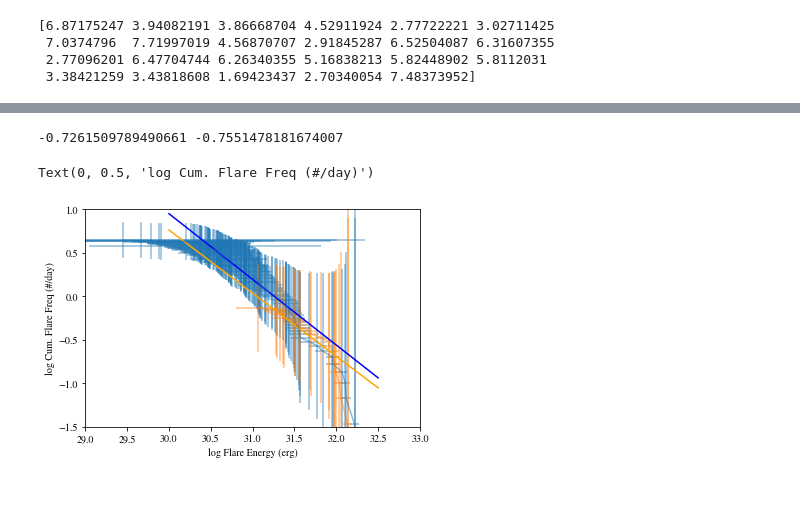
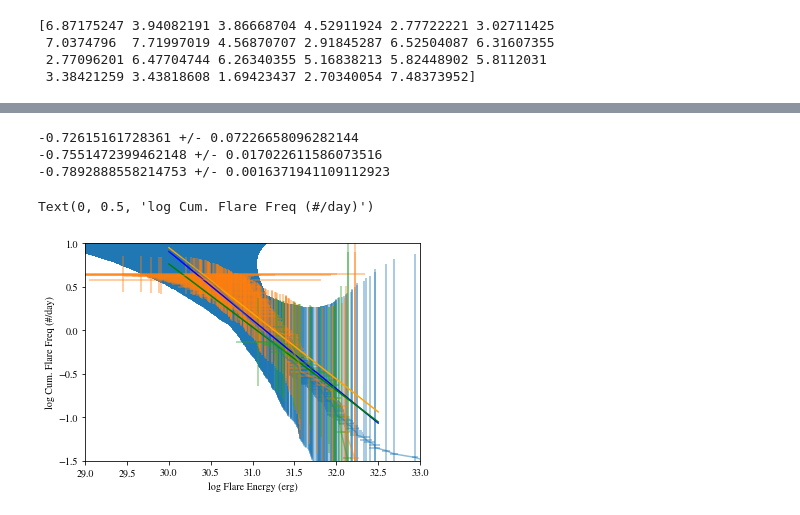
Before and after one commit to spencerw/tess_flare, a Jupyter notebook: gj1243.ipynb, the cells around one changed output, grey strips where cells are left out. Saved outputs shown, nothing was run; the diff lists cells and outputs as text; code cells hidden in the pictures.

```diff
--- a/gj1243.ipynb
+++ b/gj1243.ipynb
@@ -273,3 +211,9 @@ plt.xlim(26, 33.5)
+# %%
+flux_err_kep= kep_lc['error']/np.nanmedian(kep_lc['flux'])
+kep_sn = kep_ED / np.sqrt(kep_ED + (np.nanmedian(flux_err_kep) * kep_dur))
+
+kep_x_err = 1/np.log10(10)/kep_sn
+kep_y_err = 1/np.log(10)*np.sqrt(10**kep_y)/10**kep_y
 # %%
 eye_sort = np.argsort(ed_eye)
 energy_eye_sort = energy_eye[eye_sort]
@@ -307,33 +252,51 @@ from scipy.odr import *
 def f(B, x):
     return B[0]*x + B[1]
 
+b00, b10 = -0.5, 10
+
 linear = Model(f)
 mydata = Data(log_x_vals, log_y_vals, wd=1/log_x_err**2, we=1/log_y_err**2)
-myodr = ODR(mydata, linear, beta0=[-1, 10])
+myodr = ODR(mydata, linear, beta0=[b00, b10])
 myoutput = myodr.run()
 b0, b1 = myoutput.beta[0], myoutput.beta[1]
+b0_err, b1_err = myoutput.sd_beta[0], myoutput.sd_beta[1]
 
 mydata = Data(log_x_vals_eye, log_y_vals_eye, wd=1/log_x_err_eye**2, we=1/log_y_err_eye**2)
-myodr = ODR(mydata, linear, beta0=[-1, 10])
+myodr = ODR(mydata, linear, beta0=[b00, b10])
 myoutput = myodr.run()
 b0_eye, b1_eye = myoutput.beta[0], myoutput.beta[1]
+b0_err_eye, b1_err_eye = myoutput.sd_beta[0], myoutput.sd_beta[1]
 
-print(b0, b0_eye)
+mask = np.isfinite(kep_x)
+mydata = Data(kep_x[mask], kep_y[mask], wd=1/kep_x_err[mask]**2, we=1/kep_y_err[mask]**2)
+myodr = ODR(mydata, linear, beta0=[b00, b10])
+myoutput = myodr.run()
+b0_kep, b1_kep = myoutput.beta[0], myoutput.beta[1]
+b0_err_kep, b1_err_kep = myoutput.sd_beta[0], myoutput.sd_beta[1]
+
+print(str(b0) + ' +/- ' + str(b0_err))
+print(str(b0_eye) + ' +/- ' + str(b0_err_eye))
+print(str(b0_kep) + ' +/- ' + str(b0_err_kep))
 # %% [output]
--0.7261509789490661 -0.7551478181674007
+-0.72615161728361 +/- 0.07226658096282144
+-0.7551472399462148 +/- 0.017022611586073516
+-0.7892888558214753 +/- 0.0016371941109112923
 # %%
 x_model = np.linspace(30, 32.5)
 y_model = b0*x_model + b1
 y_model_eye = b0_eye*x_model + b1_eye
+y_model_kep = b0_kep*x_model + b1_kep
 
+plt.errorbar(kep_x, kep_y, xerr=kep_x_err, yerr=kep_y_err, alpha=0.5)
 plt.errorbar(log_x_vals_eye, log_y_vals_eye, xerr=log_x_err_eye, yerr=log_y_err_eye, alpha=0.5)
 plt.errorbar(log_x_vals, log_y_vals, xerr=log_x_err, yerr=log_y_err, alpha=0.5)
-plt.plot(x_model, y_model_eye, color='blue')
-plt.plot(x_model, y_model, color='orange')
+plt.plot(x_model, y_model_kep, color='blue')
+plt.plot(x_model, y_model_eye, color='orange')
+plt.plot(x_model, y_model, color='green')
 plt.xlim(29, 33)
 plt.ylim(-1.5, 1)
 plt.xlabel('log Flare Energy (erg)')
 plt.ylabel('log Cum. Flare Freq (#/day)')
 # %% [output]
 Text(0, 0.5, 'log Cum. Flare Freq (#/day)')
-[figure, old version]
+[figure, new version]
```
Also changed, not shown: parts of 4 cells of this notebook.
